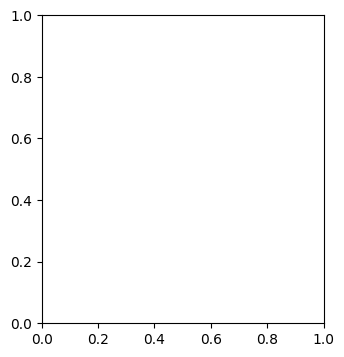
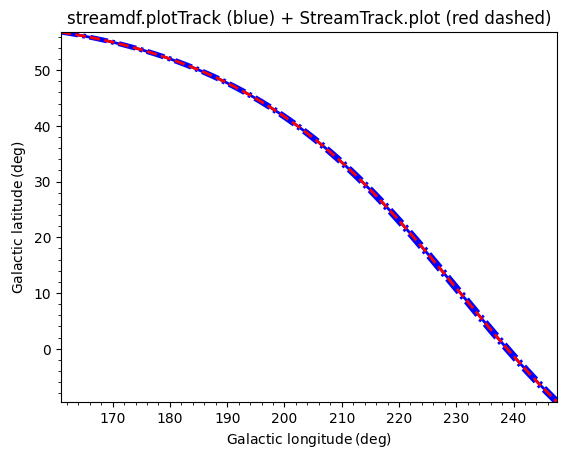
The notebook cell's code change between the first figure and the second:
--- before
+++ after
@@ -1,10 +1,9 @@
 # StreamTrack.plot draws the same kind of figure as streamdf.plotTrack and
-# accepts every accessor name as an axis label, including sky bases:
-plt.figure(figsize=(8, 4))
-plt.subplot(1, 2, 1)
-sdf.plotTrack(d1="ll", d2="bb", spread=1, color="b")
-plt.title("streamdf.plotTrack")
-plt.subplot(1, 2, 2)
-track.plot(d1="ll", d2="bb", spread=1, color="r")
-plt.title("StreamTrack.plot")
-plt.tight_layout();
+# accepts every accessor name as an axis label, including sky bases. Overlay
+# both on a single set of axes for comparison. (``plotTrack`` uses
+# ``galpy.util.plot.plot`` which calls ``pyplot.figure()`` unless ``gcf=True``
+# is passed, so we let plotTrack open the figure first and overplot the
+# StreamTrack onto the current axes.)
+sdf.plotTrack(d1="ll", d2="bb", spread=1, color="b", lw=2.0)
+track.plot(d1="ll", d2="bb", spread=1, color="r", ls="--", lw=2.0)
+plt.title("streamdf.plotTrack (blue) + StreamTrack.plot (red dashed)");

Commit: docs: re-execute streamdf tutorial notebook after local-cov fix